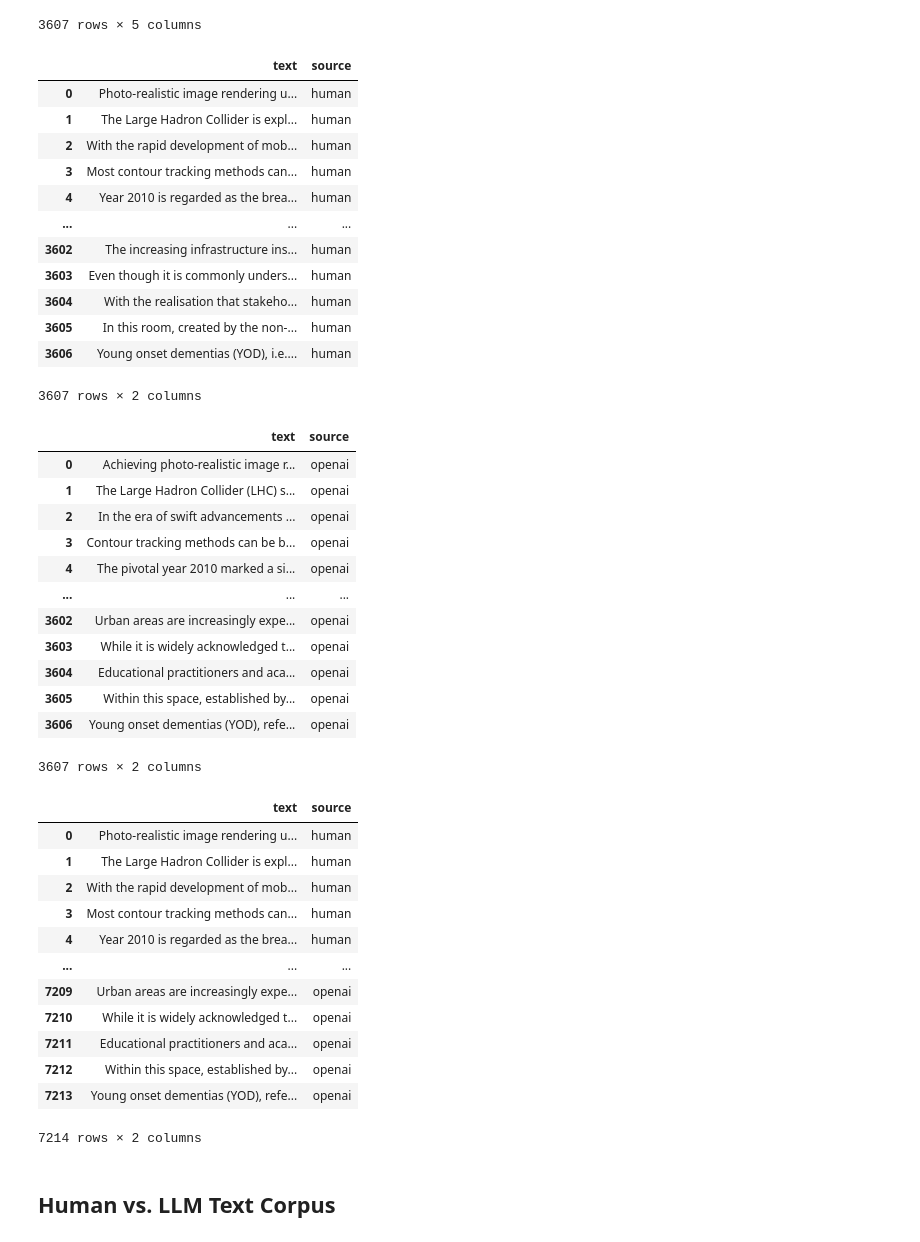
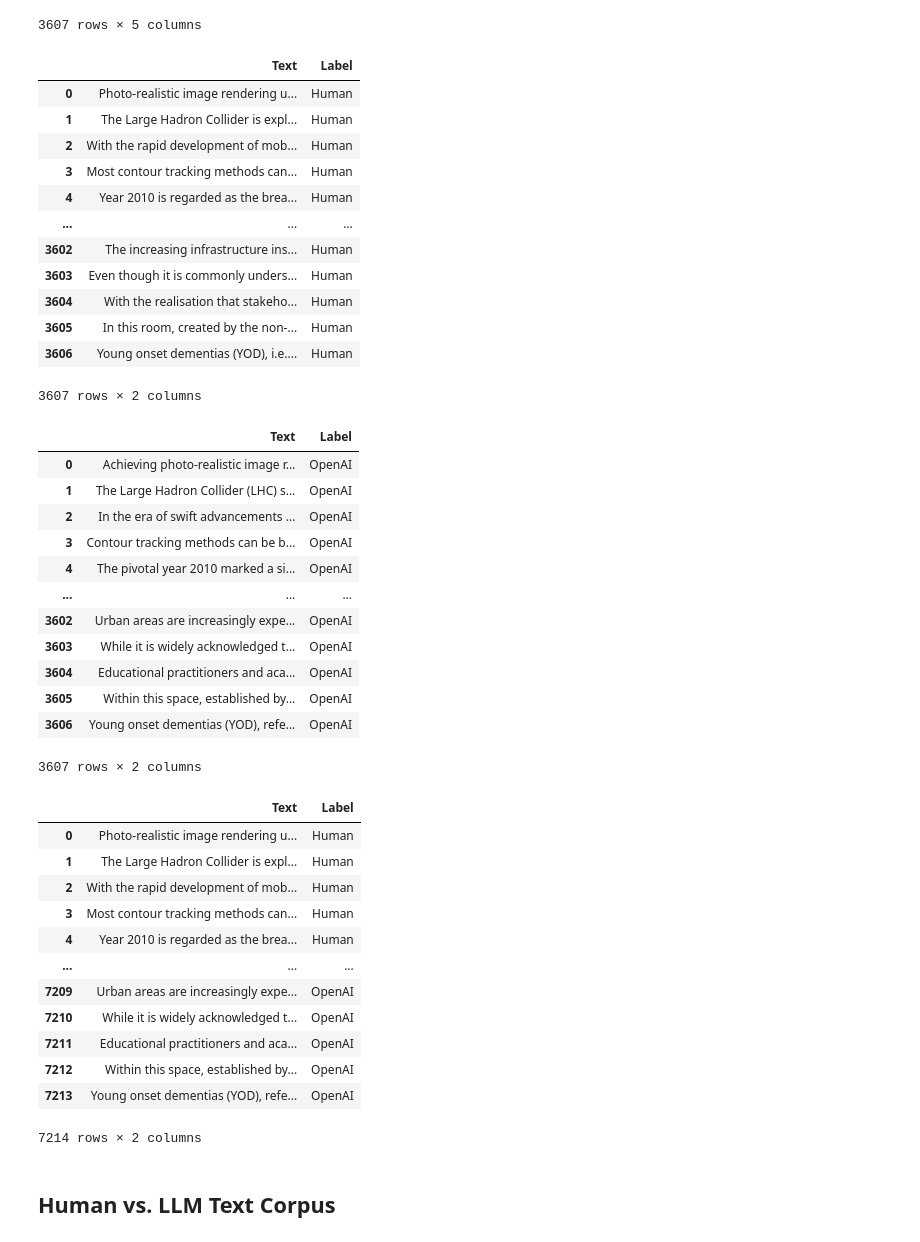
Before and after one commit to CinthiaNagahama/MMC_AP_Trabalho, a Jupyter notebook: dataset_preparation.ipynb, the cells around one changed output. Cells and saved outputs as stored; diff of their text form; code cells hidden in the pictures.

```diff
--- a/dataset_preparation.ipynb
+++ b/dataset_preparation.ipynb
@@ -214,59 +144,59 @@ df
 3607 rows × 5 columns
 # %%
 df_human = pd.DataFrame(df["Human-Generated"])
-df_human.rename(columns={"Human-Generated":"text"}, inplace=True)
-df_human["source"] = "human"
+df_human.rename(columns={"Human-Generated":"Text"}, inplace=True)
+df_human["Label"] = "Human"
 df_human
 # %% [output]
-|  | text | source |
-| 0 | Photo-realistic image rendering u... | human |
-| 1 | The Large Hadron Collider is expl... | human |
-| 2 | With the rapid development of mob... | human |
-| 3 | Most contour tracking methods can... | human |
-| 4 | Year 2010 is regarded as the brea... | human |
+|  | Text | Label |
+| 0 | Photo-realistic image rendering u... | Human |
+| 1 | The Large Hadron Collider is expl... | Human |
+| 2 | With the rapid development of mob... | Human |
+| 3 | Most contour tracking methods can... | Human |
+| 4 | Year 2010 is regarded as the brea... | Human |
 | ... | ... | ... |
-| 3602 | The increasing infrastructure ins... | human |
-| 3603 | Even though it is commonly unders... | human |
-| 3604 | With the realisation that stakeho... | human |
-| 3605 | In this room, created by the non-... | human |
-| 3606 | Young onset dementias (YOD), i.e.... | human |
+| 3602 | The increasing infrastructure ins... | Human |
+| 3603 | Even though it is commonly unders... | Human |
+| 3604 | With the realisation that stakeho... | Human |
+| 3605 | In this room, created by the non-... | Human |
+| 3606 | Young onset dementias (YOD), i.e.... | Human |
 3607 rows × 2 columns
 # %%
 df_ai = pd.DataFrame(df["ChatGPT-Generated"])
-df_ai.rename(columns={"ChatGPT-Generated":"text"}, inplace=True)
-df_ai["source"] = "openai"
+df_ai.rename(columns={"ChatGPT-Generated":"Text"}, inplace=True)
+df_ai["Label"] = "OpenAI"
 df_ai
 # %% [output]
-|  | text | source |
-| 0 | Achieving photo-realistic image r... | openai |
-| 1 | The Large Hadron Collider (LHC) s... | openai |
-| 2 | In the era of swift advancements ... | openai |
-| 3 | Contour tracking methods can be b... | openai |
-| 4 | The pivotal year 2010 marked a si... | openai |
+|  | Text | Label |
+| 0 | Achieving photo-realistic image r... | OpenAI |
+| 1 | The Large Hadron Collider (LHC) s... | OpenAI |
+| 2 | In the era of swift advancements ... | OpenAI |
+| 3 | Contour tracking methods can be b... | OpenAI |
+| 4 | The pivotal year 2010 marked a si... | OpenAI |
 | ... | ... | ... |
-| 3602 | Urban areas are increasingly expe... | openai |
-| 3603 | While it is widely acknowledged t... | openai |
-| 3604 | Educational practitioners and aca... | openai |
-| 3605 | Within this space, established by... | openai |
-| 3606 | Young onset dementias (YOD), refe... | openai |
+| 3602 | Urban areas are increasingly expe... | OpenAI |
+| 3603 | While it is widely acknowledged t... | OpenAI |
+| 3604 | Educational practitioners and aca... | OpenAI |
+| 3605 | Within this space, established by... | OpenAI |
+| 3606 | Young onset dementias (YOD), refe... | OpenAI |
 3607 rows × 2 columns
 # %%
-df_4 = pd.concat([df_human, df_ai])
-df_4.reset_index(drop=True, inplace=True)
-df_4
+df_3 = pd.concat([df_human, df_ai])
+df_3.reset_index(drop=True, inplace=True)
+df_3
 # %% [output]
-|  | text | source |
-| 0 | Photo-realistic image rendering u... | human |
-| 1 | The Large Hadron Collider is expl... | human |
-| 2 | With the rapid development of mob... | human |
-| 3 | Most contour tracking methods can... | human |
-| 4 | Year 2010 is regarded as the brea... | human |
+|  | Text | Label |
+| 0 | Photo-realistic image rendering u... | Human |
+| 1 | The Large Hadron Collider is expl... | Human |
+| 2 | With the rapid development of mob... | Human |
+| 3 | Most contour tracking methods can... | Human |
+| 4 | Year 2010 is regarded as the brea... | Human |
 | ... | ... | ... |
-| 7209 | Urban areas are increasingly expe... | openai |
-| 7210 | While it is widely acknowledged t... | openai |
-| 7211 | Educational practitioners and aca... | openai |
-| 7212 | Within this space, established by... | openai |
-| 7213 | Young onset dementias (YOD), refe... | openai |
+| 7209 | Urban areas are increasingly expe... | OpenAI |
+| 7210 | While it is widely acknowledged t... | OpenAI |
+| 7211 | Educational practitioners and aca... | OpenAI |
+| 7212 | Within this space, established by... | OpenAI |
+| 7213 | Young onset dementias (YOD), refe... | OpenAI |
 7214 rows × 2 columns
 # %% [markdown]
 ## Human vs. LLM Text Corpus
```
Also changed, not shown: parts of 27 cells of this notebook, 1 other file.
